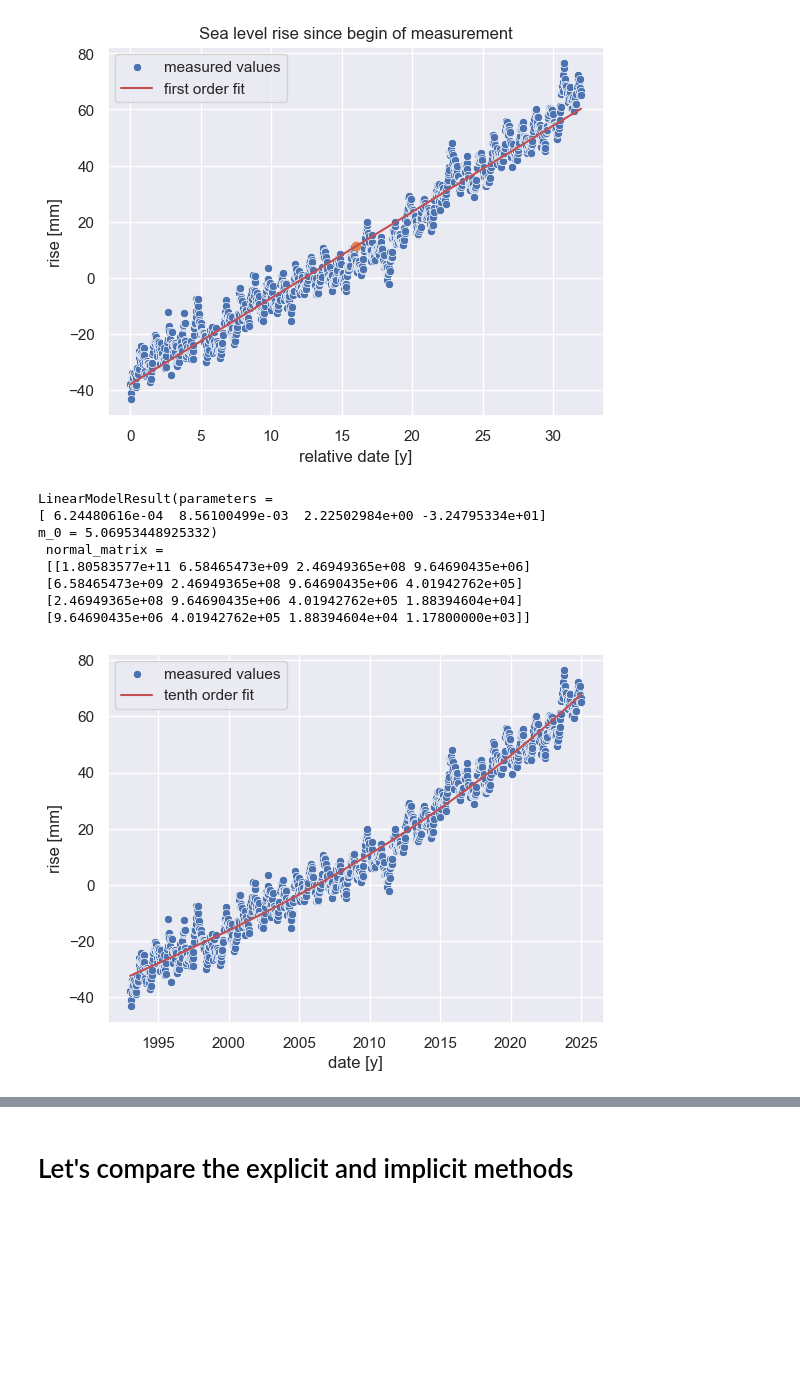
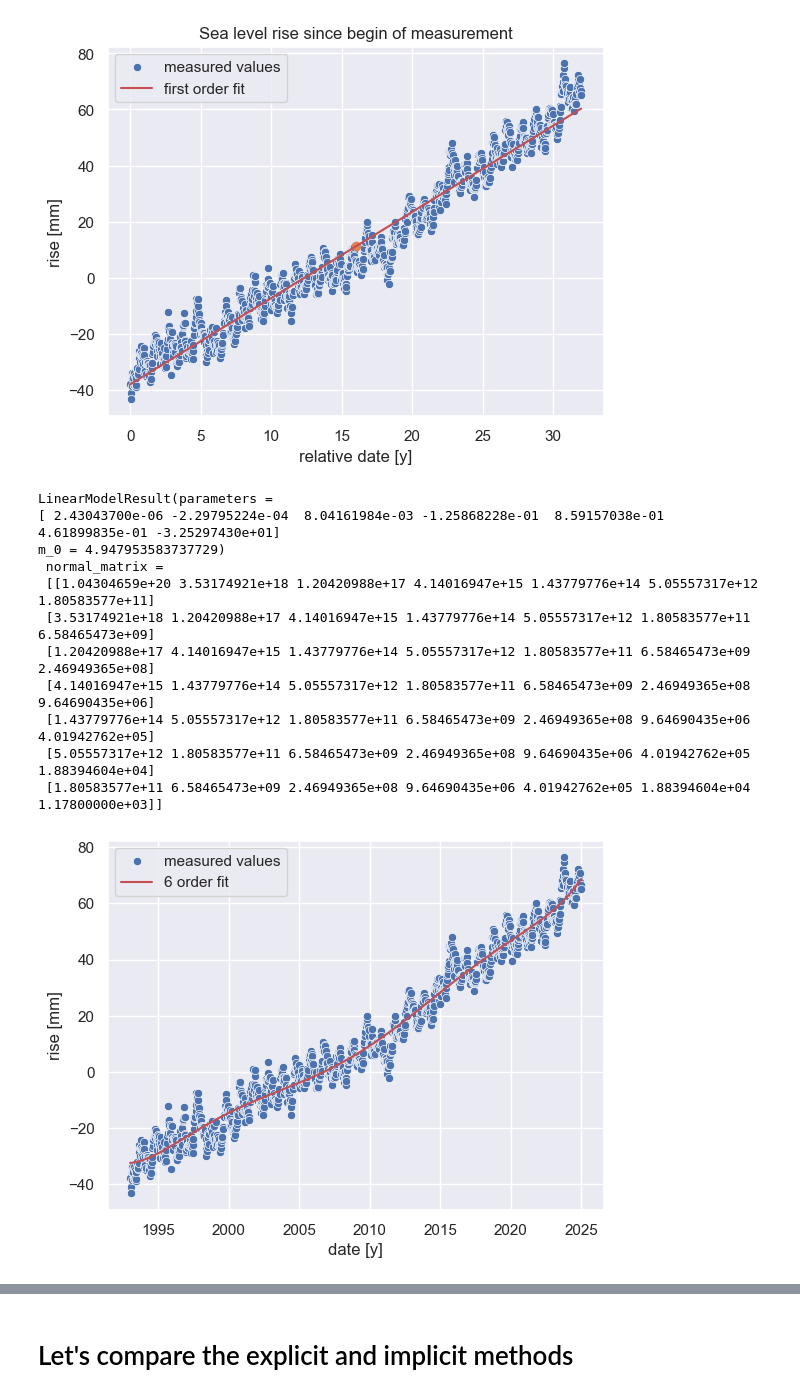
Before and after one commit to SecretGmG/nmp_exercises, a Jupyter notebook: ex_03/Sigrist_Serie_3.ipynb, the cells around one changed output, grey strips where cells are left out. Drawn from its saved outputs; the diff is of its cells as text; code cells hidden in the pictures; blank space fills up the shorter version.

```diff
--- a/ex_03/Sigrist_Serie_3.ipynb
+++ b/ex_03/Sigrist_Serie_3.ipynb
@@ -111,22 +113,27 @@ m_0 = 5.871333313179557)
  [ 18839.460445     1178.        ]]
 [figure]
 # %%
-poly_fit = nmp_util.poly_fit(data['relative date [y]'], data['rise [mm]'], 3)
+order = 6
+
+poly_fit = nmp_util.poly_fit(data['relative date [y]'], data['rise [mm]'], order)
 
 display(poly_fit)
 
 data['poly fit [mm]'] = np.polyval(poly_fit.parameters, data['relative date [y]'])
 
 sns.scatterplot(data, x = 'date [y]', y = 'rise [mm]', label = 'measured values')
-sns.lineplot(data, x = 'date [y]', y = 'poly fit [mm]', c = 'r', label = 'tenth order fit')
+sns.lineplot(data, x = 'date [y]', y = 'poly fit [mm]', c = 'r', label = f'{order} order fit')
 plt.show()
 # %% [output]
 LinearModelResult(parameters =
-[ 6.24480616e-04  8.56100499e-03  2.22502984e+00 -3.24795334e+01]
-m_0 = 5.06953448925332)
+[ 2.43043700e-06 -2.29795224e-04  8.04161984e-03 -1.25868228e-01  8.59157038e-01  4.61899835e-01 -3.25297430e+01]
+m_0 = 4.947953583737729)
  normal_matrix =
- [[1.80583577e+11 6.58465473e+09 2.46949365e+08 9.64690435e+06]
- [6.58465473e+09 2.46949365e+08 9.64690435e+06 4.01942762e+05]
- [2.46949365e+08 9.64690435e+06 4.01942762e+05 1.88394604e+04]
- [9.64690435e+06 4.01942762e+05 1.88394604e+04 1.17800000e+03]]
+ [[1.04304659e+20 3.53174921e+18 1.20420988e+17 4.14016947e+15 1.43779776e+14 5.05557317e+12 1.80583577e+11]
+ [3.53174921e+18 1.20420988e+17 4.14016947e+15 1.43779776e+14 5.05557317e+12 1.80583577e+11 6.58465473e+09]
+ [1.20420988e+17 4.14016947e+15 1.43779776e+14 5.05557317e+12 1.80583577e+11 6.58465473e+09 2.46949365e+08]
+ [4.14016947e+15 1.43779776e+14 5.05557317e+12 1.80583577e+11 6.58465473e+09 2.46949365e+08 9.64690435e+06]
+ [1.43779776e+14 5.05557317e+12 1.80583577e+11 6.58465473e+09 2.46949365e+08 9.64690435e+06 4.01942762e+05]
+ [5.05557317e+12 1.80583577e+11 6.58465473e+09 2.46949365e+08 9.64690435e+06 4.01942762e+05 1.88394604e+04]
+ [1.80583577e+11 6.58465473e+09 2.46949365e+08 9.64690435e+06 4.01942762e+05 1.88394604e+04 1.17800000e+03]]
-[figure, old version]
+[figure, new version]
```
Also changed, not shown: parts of 6 cells of this notebook, 3 other files.
